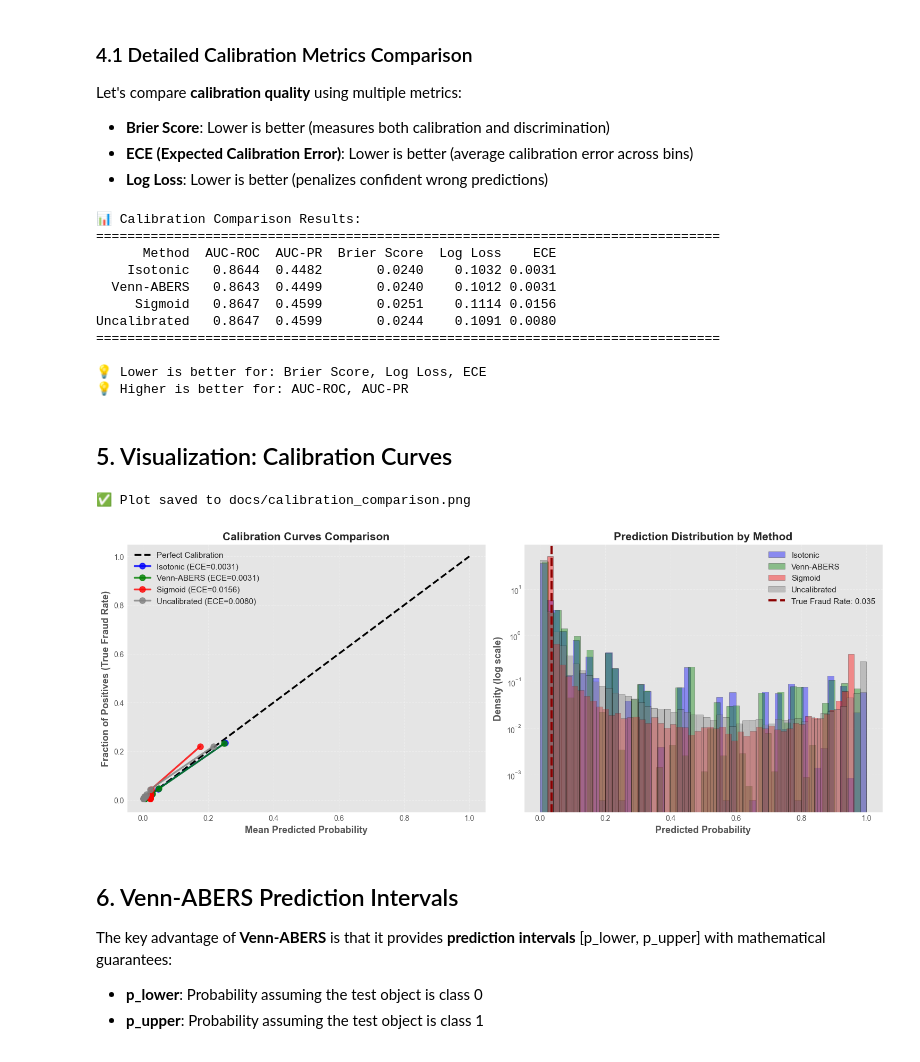
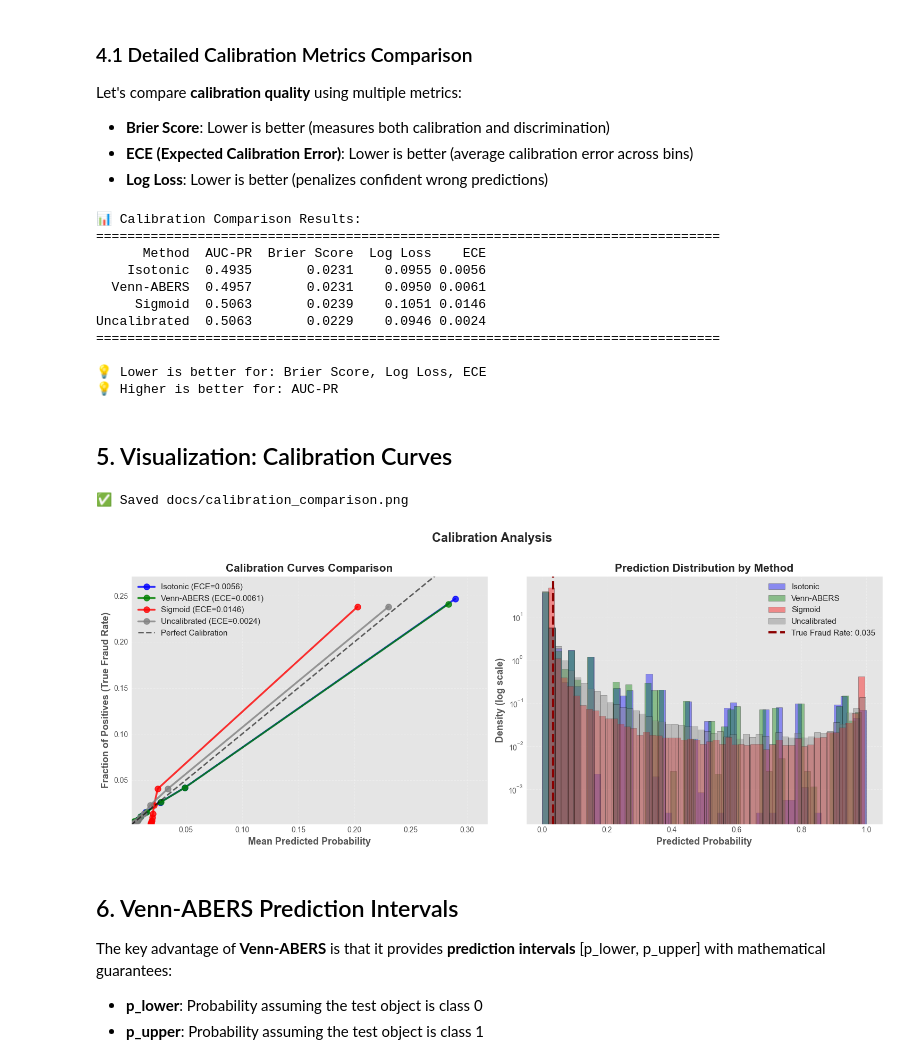
Before and after one commit to firefly1248/fraud-detection_demo_with_calibration, a Jupyter notebook: build_and_evaluate_model.ipynb, the cells around one changed output. Cells and saved outputs as stored; diff of their text form; code cells hidden in the pictures.

```diff
--- a/build_and_evaluate_model.ipynb
+++ b/build_and_evaluate_model.ipynb
@@ -188,6 +188,9 @@ if RUN_HP_OPTIMIZATION:
     print(f"   Samples: {len(train_df):,}")
 
     # Run optimization — updates model_params for use in cells below
+    # Use temporal CV to prevent leakage (StratifiedKFold on time-series data is wrong)
+    train_groups = df.loc[X_train.index, 'time_group']
+
     _, model_params = optimize_model(
         train_val_data=train_df,
         features=features,
@@ -196,7 +199,9 @@ if RUN_HP_OPTIMIZATION:
         metric_name="average_precision",  # average_precision = AUC-PR (correct interpolation, preferred for imbalanced data)
         target_column_name='isFraud',
         n_trials=100,
-        plot_report=True
+        plot_report=True,
+        groups=train_groups,   # temporal CV — prevents future data leaking into train folds
+        gap_unique_groups=2,
     )
 
     print("\n✅ Optimization complete!")
@@ -549,7 +569,6 @@ for method, y_pred in predictions.items():
 
     results.append({
         'Method': method,
-        'AUC-ROC': roc_auc_score(y_test, y_pred),
         'AUC-PR': average_precision_score(y_test, y_pred),
         'Brier Score': brier_score_loss(y_test, y_pred),
         'Log Loss': log_loss(y_test, y_pred),
@@ -562,33 +581,37 @@ print("=" * 80)
 print(metrics_df.to_string(index=False))
 print("=" * 80)
 print("\n💡 Lower is better for: Brier Score, Log Loss, ECE")
-print("💡 Higher is better for: AUC-ROC, AUC-PR")
+print("💡 Higher is better for: AUC-PR")
 # %% [output]
 📊 Calibration Comparison Results:
 ================================================================================
-      Method  AUC-ROC  AUC-PR  Brier Score  Log Loss    ECE
-    Isotonic   0.8644  0.4482       0.0240    0.1032 0.0031
-  Venn-ABERS   0.8643  0.4499       0.0240    0.1012 0.0031
-     Sigmoid   0.8647  0.4599       0.0251    0.1114 0.0156
-Uncalibrated   0.8647  0.4599       0.0244    0.1091 0.0080
+      Method  AUC-PR  Brier Score  Log Loss    ECE
+    Isotonic  0.4935       0.0231    0.0955 0.0056
+  Venn-ABERS  0.4957       0.0231    0.0950 0.0061
+     Sigmoid  0.5063       0.0239    0.1051 0.0146
+Uncalibrated  0.5063       0.0229    0.0946 0.0024
 ================================================================================
 
 💡 Lower is better for: Brier Score, Log Loss, ECE
-💡 Higher is better for: AUC-ROC, AUC-PR
+💡 Higher is better for: AUC-PR
 # %% [markdown]
 ## 5. Visualization: Calibration Curves
 # %%
 fig, axes = plt.subplots(1, 2, figsize=(15, 6))
 
+colors = {'Isotonic': 'blue', 'Venn-ABERS': 'green', 'Sigmoid': 'red', 'Uncalibrated': 'gray'}
+
+# Collect all calibration curve points to auto-scale axes
+all_prob_pred, all_prob_true = [], []
+
 # Plot 1: Calibration Curves
 ax1 = axes[0]
-ax1.plot([0, 1], [0, 1], 'k--', label='Perfect Calibration', linewidth=2.5)
-
-colors = {'Isotonic': 'blue', 'Venn-ABERS': 'green', 'Sigmoid': 'red', 'Uncalibrated': 'gray'}
 for method, y_pred in predictions.items():
     prob_true, prob_pred = calibration_curve(
         y_test, y_pred, n_bins=10, strategy='quantile'
     )
+    all_prob_pred.extend(prob_pred)
+    all_prob_true.extend(prob_true)
     ece = np.mean(np.abs(prob_true - prob_pred))
     ax1.plot(
         prob_pred, prob_true,
@@ -600,6 +623,18 @@ for method, y_pred in predictions.items():
         alpha=0.8
     )
 
+# Perfect calibration line — only within the actual data range
+x_min = min(all_prob_pred) * 0.9
+x_max = max(all_prob_pred) * 1.1
+y_min = min(all_prob_true) * 0.9
+y_max = max(all_prob_true) * 1.1
+plot_min = min(x_min, y_min)
+plot_max = max(x_max, y_max)
+ax1.plot([plot_min, plot_max], [plot_min, plot_max],
+         'k--', label='Perfect Calibration', linewidth=2, alpha=0.6)
+
+ax1.set_xlim([x_min, x_max])
+ax1.set_ylim([y_min, y_max])
 ax1.set_xlabel('Mean Predicted Probability', fontsize=13, fontweight='bold')
 ax1.set_ylabel('Fraction of Positives (True Fraud Rate)', fontsize=13, fontweight='bold')
 ax1.set_title('Calibration Curves Comparison', fontsize=15, fontweight='bold')
@@ -611,37 +646,38 @@ ax2 = axes[1]
 for method, y_pred in predictions.items():
     ax2.hist(
         y_pred,
         bins=50,
         alpha=0.4,
         label=method,
         density=True,
         color=colors[method],
         edgecolor='black',
         linewidth=0.5
     )
 
 ax2.axvline(
     y_test.mean(),
     color='darkred',
     linestyle='--',
     linewidth=3,
     label=f'True Fraud Rate: {y_test.mean():.3f}'
 )
 ax2.set_yscale('log')
 ax2.set_xlabel('Predicted Probability', fontsize=13, fontweight='bold')
 ax2.set_ylabel('Density (log scale)', fontsize=13, fontweight='bold')
 ax2.set_title('Prediction Distribution by Method', fontsize=15, fontweight='bold')
 ax2.legend(fontsize=11)
 ax2.grid(alpha=0.3, linestyle='--')
 
+plt.suptitle('Calibration Analysis', fontsize=17, fontweight='bold', y=1.01)
 plt.tight_layout()
 os.makedirs('docs', exist_ok=True)
-plt.savefig('docs/calibration_comparison.png', dpi=300, bbox_inches='tight')
-print("\n✅ Plot saved to docs/calibration_comparison.png")
+plt.savefig('docs/calibration_comparison.png', dpi=150, bbox_inches='tight')
+print("\n✅ Saved docs/calibration_comparison.png")
 plt.show()
 # %% [output]
-✅ Plot saved to docs/calibration_comparison.png
+✅ Saved docs/calibration_comparison.png
-[figure, old version]
+[figure, new version]
 # %% [markdown]
 ## 6. Venn-ABERS Prediction Intervals
 
```
Also changed, not shown: parts of 7 cells of this notebook, 6 other files.
